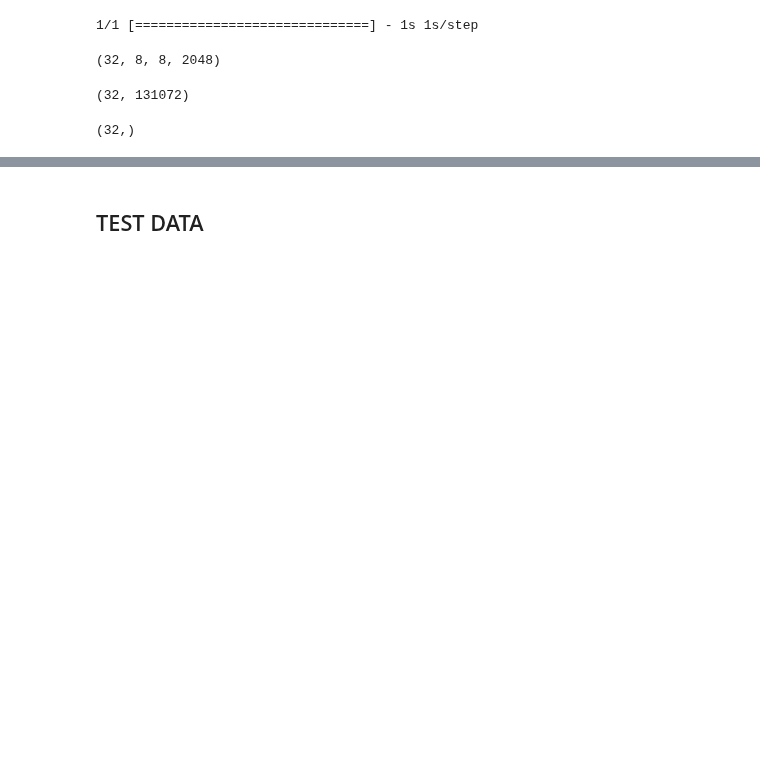
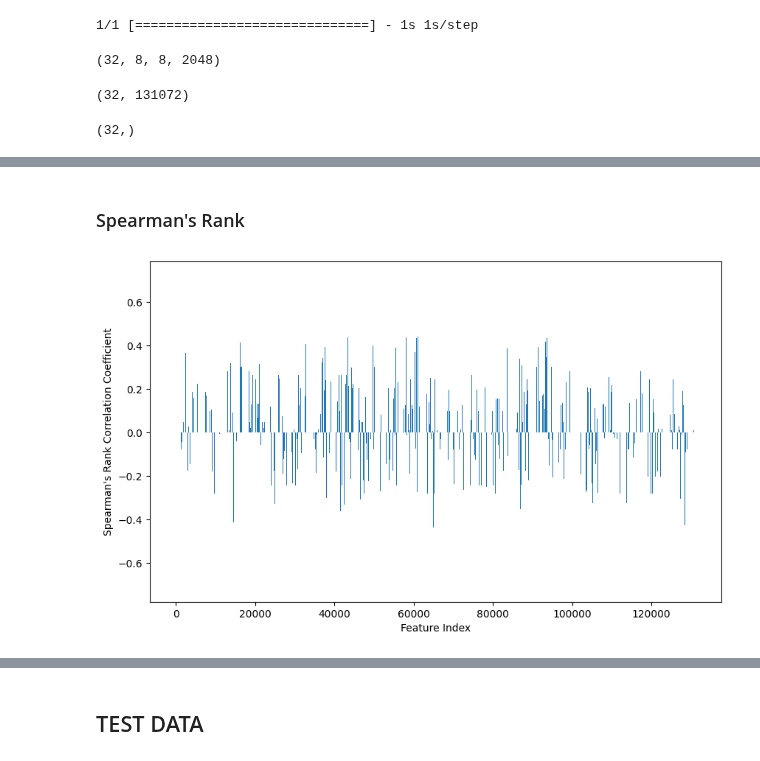
Before and after one commit to Emily-RoseSteyn/measuring-quality-of-life-gauteng, a Jupyter notebook: notebooks/2024-08-13_correlation.ipynb, the cells around one changed output, grey strips where cells are left out. Cells and saved outputs as stored; diff of their text form; code cells hidden in the pictures; blank space fills up the shorter version.

```diff
--- a/notebooks/2024-08-13_correlation.ipynb
+++ b/notebooks/2024-08-13_correlation.ipynb
@@ -326,0 +330,12 @@ plt.show()
+# %% [markdown]
+### Spearman's Rank
+# %%
+import matplotlib.pyplot as plt
+
+plt.figure(figsize=(10, 6))
+plt.bar(range(len(spearmans_correlation_coefficients)), spearmans_correlation_coefficients)
+plt.xlabel('Feature Index')
+plt.ylabel('Spearman\'s Rank Correlation Coefficient')
+plt.show()
+# %% [output]
+[figure, added]
```
Also changed, not shown: parts of 15 cells of this notebook.
